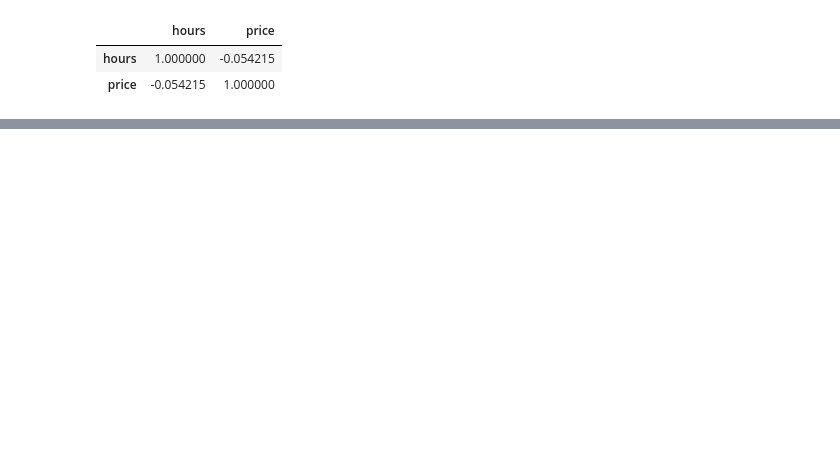
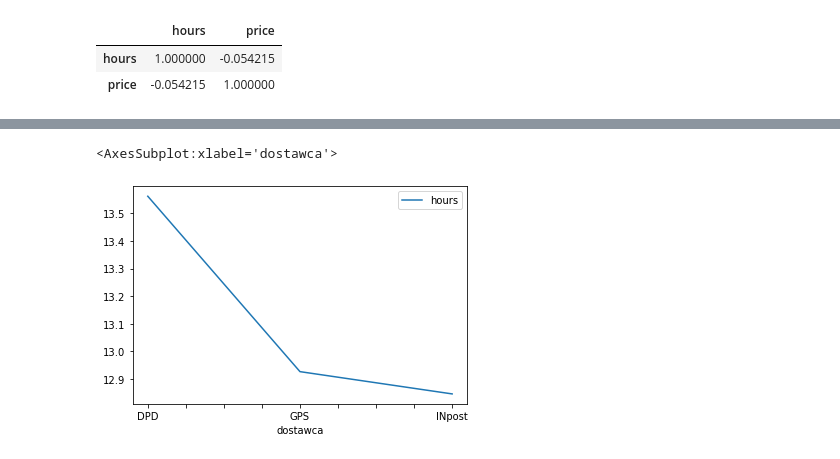
Before and after one commit to quNadi/customer_analiza, a Jupyter notebook: deliver.ipynb, the cells around one changed output, grey strips where cells are left out. Drawn from its saved outputs; the diff is of its cells as text; code cells hidden in the pictures; blank space fills up the shorter version.

Commit message:
deliver3 vis

```diff
--- a/deliver.ipynb
+++ b/deliver.ipynb
@@ -91,0 +135,12 @@ deliver.corr()
+# %%
+#visualization
+
+import matplotlib.pyplot as plt
+
+grouped_mean=deliver.groupby('dostawca').mean()
+
+del grouped_mean['price']
+grouped_mean.plot()
+# %% [output]
+<AxesSubplot:xlabel='dostawca'>
+[figure, added]
```
Also changed, not shown: parts of 4 cells of this notebook.
